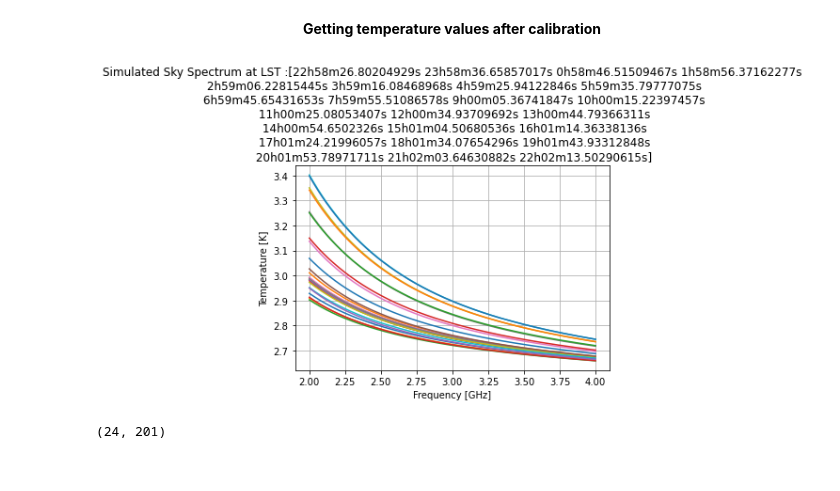
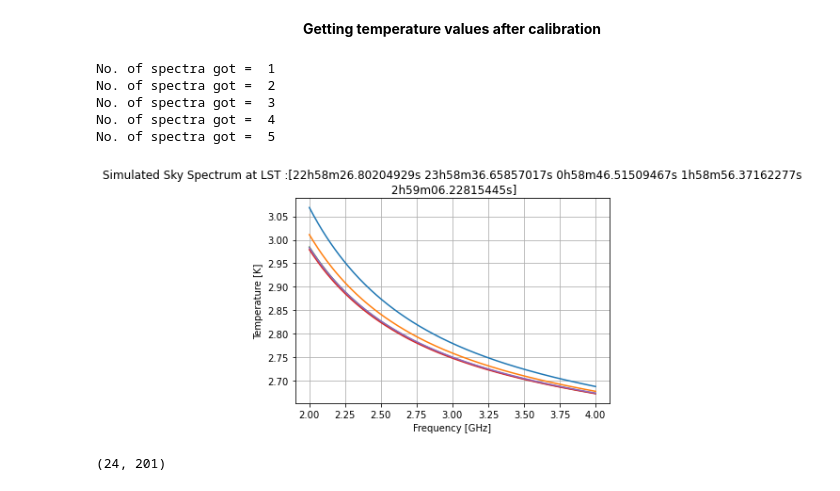
Before and after one commit to mayurisrao/APSERa, a Jupyter notebook: APSERa_code.ipynb, the cells around one changed output. Drawn from its saved outputs; the diff is of its cells as text; code cells hidden in the pictures.

```diff
--- a/APSERa_code.ipynb
+++ b/APSERa_code.ipynb
@@ -36,6 +28,6 @@ WARNING: version mismatch between CFITSIO header (v4.000999999999999) and linked
 # %%
 start_time_in_UTC = '2012-05-20 1:45:00'
-n_spectra = 24
+n_spectra = 5
 delta_t_in_hours = 1
 
 t = Time(start_time_in_UTC, format = 'iso', scale= 'utc')
@@ -174,7 +164,7 @@ while k<n_spectra:
         gc = SkyCoord(l = coords[0]*u.degree, b= coords[1]*u.degree, frame = 'galactic')
 
         #Now, the coordinates in Galactic frame is changed to equitorial frame below
-        equi = gc.transform_to(AltAz(obstime = Time_in_UTC[k], location = EarthLocation(lat = latitude*u.deg, lon=longitude*u.deg, height=altitude*u.m)))
+        equi = gc.transform_to(AltAz(obstime = Time_in_UTC[k], location = EarthLocation(lat = latitude*u.deg, lon=longitude*u.deg , height=altitude*u.m)))
         alt = equi.alt.value
         new_alt = refraction(alt, altitude)
 
@@ -185,7 +175,7 @@ while k<n_spectra:
             cwt = beam_def(freqs[j],equi.az.value, new_alt)
 
             if (cwt>0):     #Adding all 3 intensities
-                Power = map_1[j][i-1] + Rec_int[j] + CMB_Int_RJ[j]
+                Power = CMB_Int_RJ[j] + map_1[j][i-1] + Rec_int[j]
                 final_temp = (Power/P_dif[j])*(T_hot-T_cold)
                 cross_real[j] = cross_real[j] + cwt*final_temp
                 sumwt[j] = sumwt[j]+ cwt
@@ -207,32 +197,39 @@ while k<n_spectra:
 
     cross_real = cross_real + array*sigma
     cross_imag = cross_imag + array*sigma
 
     spectra[k] = cross_real
     spectra_cross_imag[k] = cross_imag
 
     cross_real = [0]*No_of_Channels
     cross_imag = [0]*No_of_Channels
     sumwt = [0]*No_of_Channels
     sigma = [0]*No_of_Channels
 
+    print("No. of spectra got = ", k+1)
+
     k = k+1
 
 Obs = ephem.Observer()
 t = Time(Time_in_UTC, scale='utc',location=(longitude, latitude))
 lst = t.sidereal_time('apparent')
 
 
 i=0
 while(i<n_spectra):
     plt.plot(freqs, spectra[i])
     i=i+1
 
 plt.xlabel('Frequency [GHz]')
 plt.ylabel('Temperature [K]')
 plt.title('Simulated Sky Spectrum at LST :%s'%lst)
 plt.grid()
 plt.show()
 # %% [output]
+No. of spectra got =  1
+No. of spectra got =  2
+No. of spectra got =  3
+No. of spectra got =  4
+No. of spectra got =  5
-[figure, old version]
+[figure, new version]
 # %%
```
Also changed, not shown: parts of 21 cells of this notebook.
